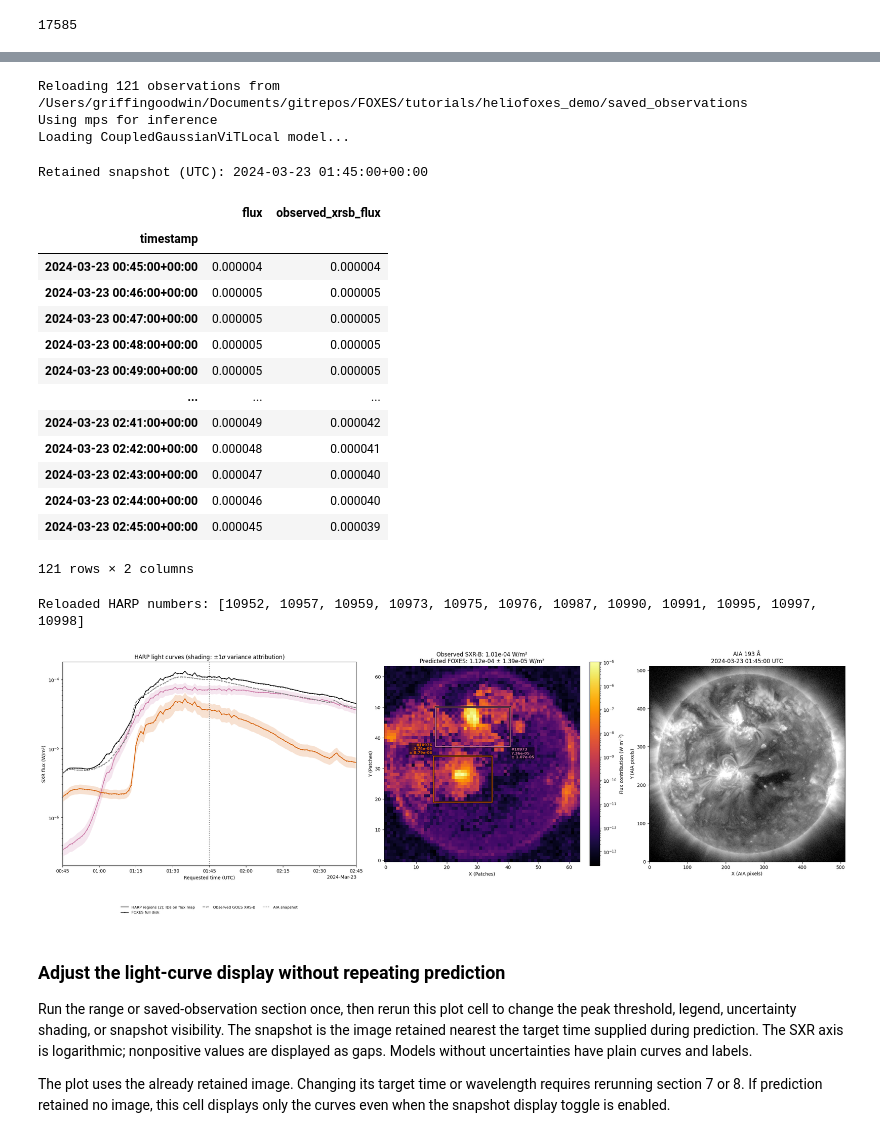
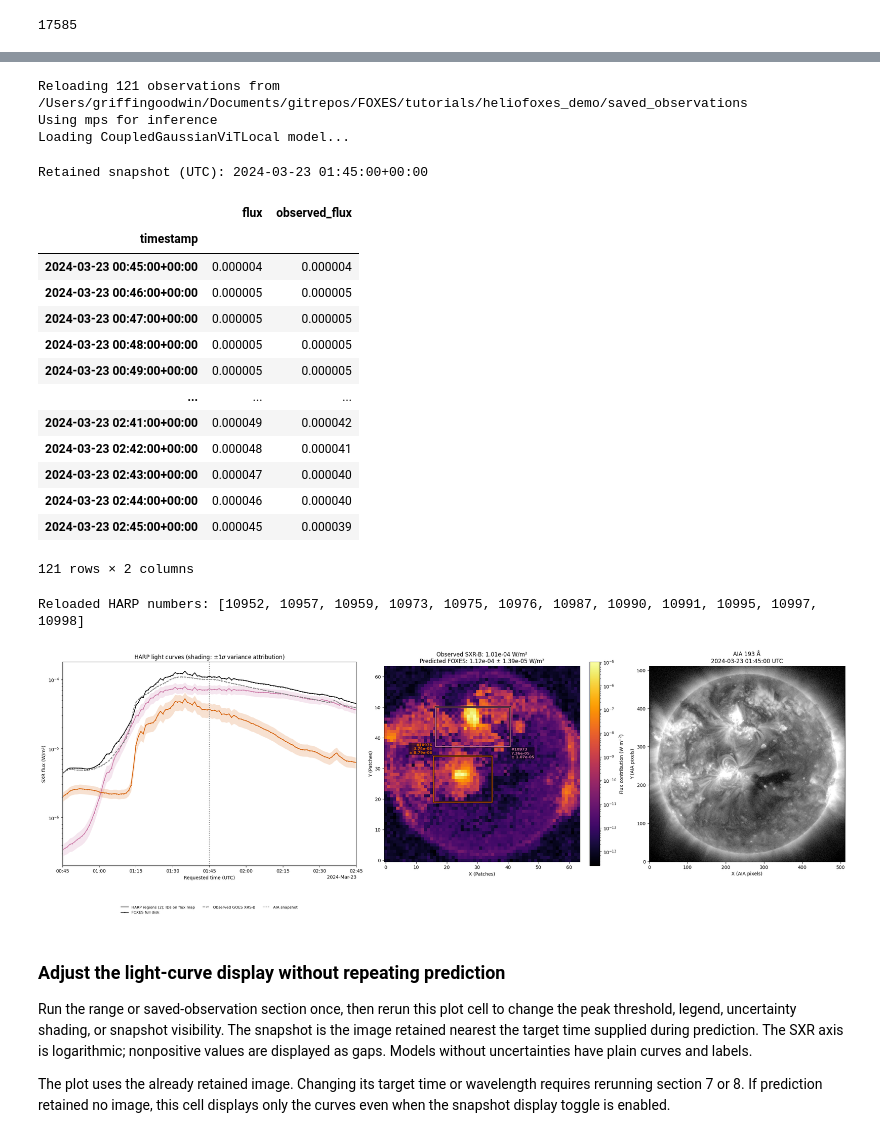
Before and after one commit to griffin-goodwin/FOXES, a Jupyter notebook: tutorials/heliofoxes_demo/heliofoxes.ipynb, the cells around one changed output, grey strips where cells are left out. Cells and saved outputs as stored; diff of their text form; code cells hidden in the pictures.

```diff
--- a/tutorials/heliofoxes_demo/heliofoxes.ipynb
+++ b/tutorials/heliofoxes_demo/heliofoxes.ipynb
@@ -113,9 +107,9 @@ plt.show()
 # %%
 predictions = {}
 for name, checkpoint in CHECKPOINTS.items():
-    print(f"Loading {name} from {checkpoint.name} …")
-    model = helio_foxes.load_model(checkpoint, device="auto", legacy_model=(name == "Legacy deterministic"))
-    predictions[name] = helio_foxes.predict(observation, model=model)
+    print(f"Loading {name} ({checkpoint}) …")
+    model = helio_foxes.FOXESModel(checkpoint, device="auto")  # Legacy names get the legacy correction.
+    predictions[name] = model.predict(observation)
     print(f"  full-disk prediction: {predictions[name].flux:.3e} W/m²")
     del model
     gc.collect()
@@ -295,12 +293,12 @@ my_observation = helio_foxes.Observation.from_array(
 print("Local observation UTC:", my_observation.metadata.timestamp)
 print("Local AIA shape:", my_observation.data.shape)
 
-# Load once and reuse this predictor for further observations.
-local_model = helio_foxes.load_model(CHECKPOINTS["Uncertainty model"], device="auto")
+# Load once and reuse this model for further observations.
+local_model = helio_foxes.FOXESModel(CHECKPOINTS["Uncertainty model"], device="auto")
 local_prediction = local_model.predict(my_observation)
 print(f"Predicted full-disk flux: {local_prediction.flux:.3e} W/m²")
 fig, ax = plt.subplots(figsize=(10, 7))
-helio_foxes.plot_flux_map(local_prediction, ax=ax, show_harp_boxes=True, min_harp_flux=1e-7)
+local_prediction.plot_flux_map(ax=ax, show_harp_boxes=True, min_harp_flux=1e-7)
 plt.show()
 del local_model
 gc.collect()
@@ -378,15 +376,15 @@ SAVE_RANGE_OBSERVATIONS = True  # Enable to save each processed observation befo
 SAVED_OBSERVATIONS_DIR = DEMO_DIR / "saved_observations"
 
 if RUN_RANGE_DEMO:
-    range_observations = processor.iter_observations(
+    range_observations = fetcher.fetch_range(
         RANGE_START, RANGE_END, cadence=CADENCE, on_error="skip",
         progress=True,
         save_dir=SAVED_OBSERVATIONS_DIR if SAVE_RANGE_OBSERVATIONS else None,
         overwrite=False,  # Reuse saved observations; True forces downloading/preprocessing again.
     )
-    range_model = helio_foxes.load_model(CHECKPOINTS["Uncertainty model"], device="auto")
+    range_model = helio_foxes.FOXESModel(CHECKPOINTS["Uncertainty model"], device="auto")
     try:
-        series = range_model.predict_series(
+        series = range_model.predict_time_series(
             range_observations, snapshot_time=SNAPSHOT_TIME if SHOW_AIA_SNAPSHOT else None,
             snapshot_wavelength=SNAPSHOT_WAVELENGTH,
         )
@@ -398,14 +396,14 @@ if RUN_RANGE_DEMO:
     print("Successful predictions:", len(series.predictions))
     if series.snapshot is not None:
         print("Retained snapshot (UTC):", series.snapshot.metadata.timestamp)
-    display(series.to_dataframe())  # Full-disk flux and measured XRS-B, W/m².
+    display(series.full_disk_light_curve())  # Full-disk flux and measured XRS-B, W/m².
     harp_curves = series.harp_light_curves()  # {integer HARP number: DataFrame}
     print("Available HARPs:", list(harp_curves))
     if harp_curves:
         example_harp = next(iter(harp_curves))
         print(f"HARP {example_harp} light curve:")
         display(harp_curves[example_harp])
-        ax = series.plot(
+        ax = series.plot_light_curves(
             show_snapshot=SHOW_AIA_SNAPSHOT,
             show_uncertainty=SHOW_HARP_UNCERTAINTY,
             min_peak_flux=MIN_HARP_PEAK_FLUX, legend=HARP_LEGEND,
@@ -415,7 +413,7 @@ if RUN_RANGE_DEMO:
         print("No HARP regions were returned for the successful observations.")
 
     # Returned tables can be saved or passed to your own plotting code:
-    # series.to_dataframe().to_csv("full_disk_light_curve.csv")
+    # series.full_disk_light_curve().to_csv("full_disk_light_curve.csv")
     # for harpnum, curve in harp_curves.items():
     #     curve.to_csv(f"harp_{harpnum}.csv")
 else:
@@ -500,39 +498,39 @@ saved_observation_paths = sorted(saved_observation_directory.glob("*.npz"))
 if saved_observation_paths:
     print(f"Reloading {len(saved_observation_paths)} observations from {saved_observation_directory}")
     saved_observations = helio_foxes.load_observations(saved_observation_directory, progress=True)
-    reload_model = helio_foxes.load_model(CHECKPOINTS["Uncertainty model"], device="auto")
+    reload_model = helio_foxes.FOXESModel(CHECKPOINTS["Uncertainty model"], device="auto")
     try:
-        reloaded_series = reload_model.predict_series(
+        reloaded_series = reload_model.predict_time_series(
             saved_observations,
             snapshot_time=SAVED_SNAPSHOT_TIME if SHOW_SAVED_AIA_SNAPSHOT else None,
             snapshot_wavelength=SAVED_SNAPSHOT_WAVELENGTH,
         )
     finally:
         saved_observations.close()
         del reload_model
         gc.collect()
 
     if reloaded_series.snapshot is not None:
         print("Retained snapshot (UTC):", reloaded_series.snapshot.metadata.timestamp)
-    display(reloaded_series.to_dataframe())
+    display(reloaded_series.full_disk_light_curve())
     reloaded_harp_curves = reloaded_series.harp_light_curves()
     print("Reloaded HARP numbers:", list(reloaded_harp_curves))
     if reloaded_harp_curves:
-        ax = reloaded_series.plot(
+        ax = reloaded_series.plot_light_curves(
             show_snapshot=SHOW_SAVED_AIA_SNAPSHOT,
             show_uncertainty=SHOW_SAVED_UNCERTAINTY,
             min_peak_flux=SAVED_MIN_HARP_PEAK_FLUX,
-            legend=SAVED_HARP_LEGEND, include_sxr=True, include_full_disk=True,
+            legend=SAVED_HARP_LEGEND, show_observed=True, show_full_disk=True,
         )
         plt.show()
 else:
     print("No saved observations yet. Enable SAVE_RANGE_OBSERVATIONS and run section 7 first.")
 # %% [output]
 Reloading 121 observations from /Users/griffingoodwin/Documents/gitrepos/FOXES/tutorials/heliofoxes_demo/saved_observations
 Using mps for inference
 Loading CoupledGaussianViTLocal model...
 Retained snapshot (UTC): 2024-03-23 01:45:00+00:00
-|  | flux | observed_xrsb_flux |
+|  | flux | observed_flux |
 | timestamp |  |  |
 | 2024-03-23 00:45:00+00:00 | 0.000004 | 0.000004 |
 | 2024-03-23 00:46:00+00:00 | 0.000005 | 0.000005 |
```
Also changed, not shown: parts of 17 cells of this notebook, 24 other files.
